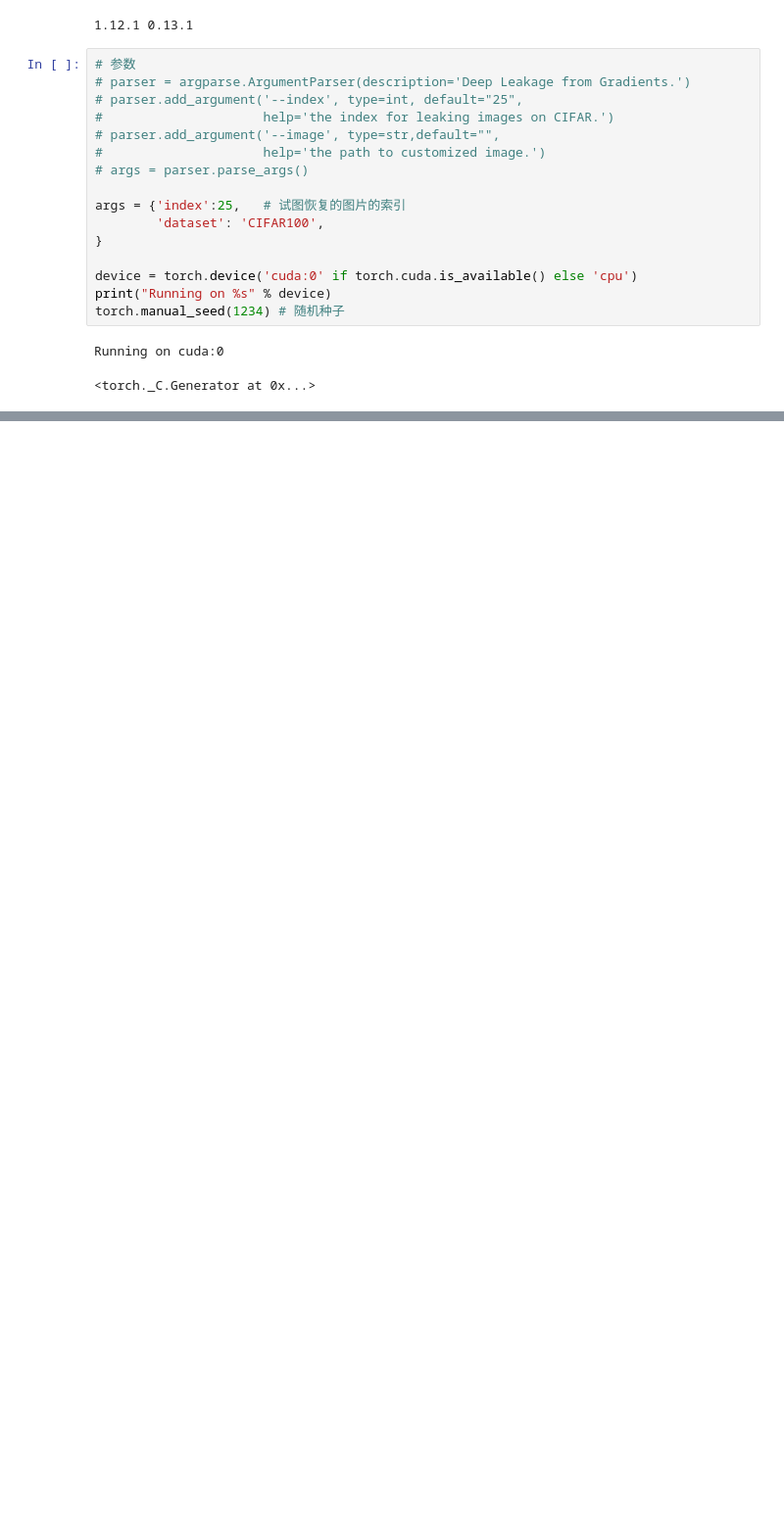
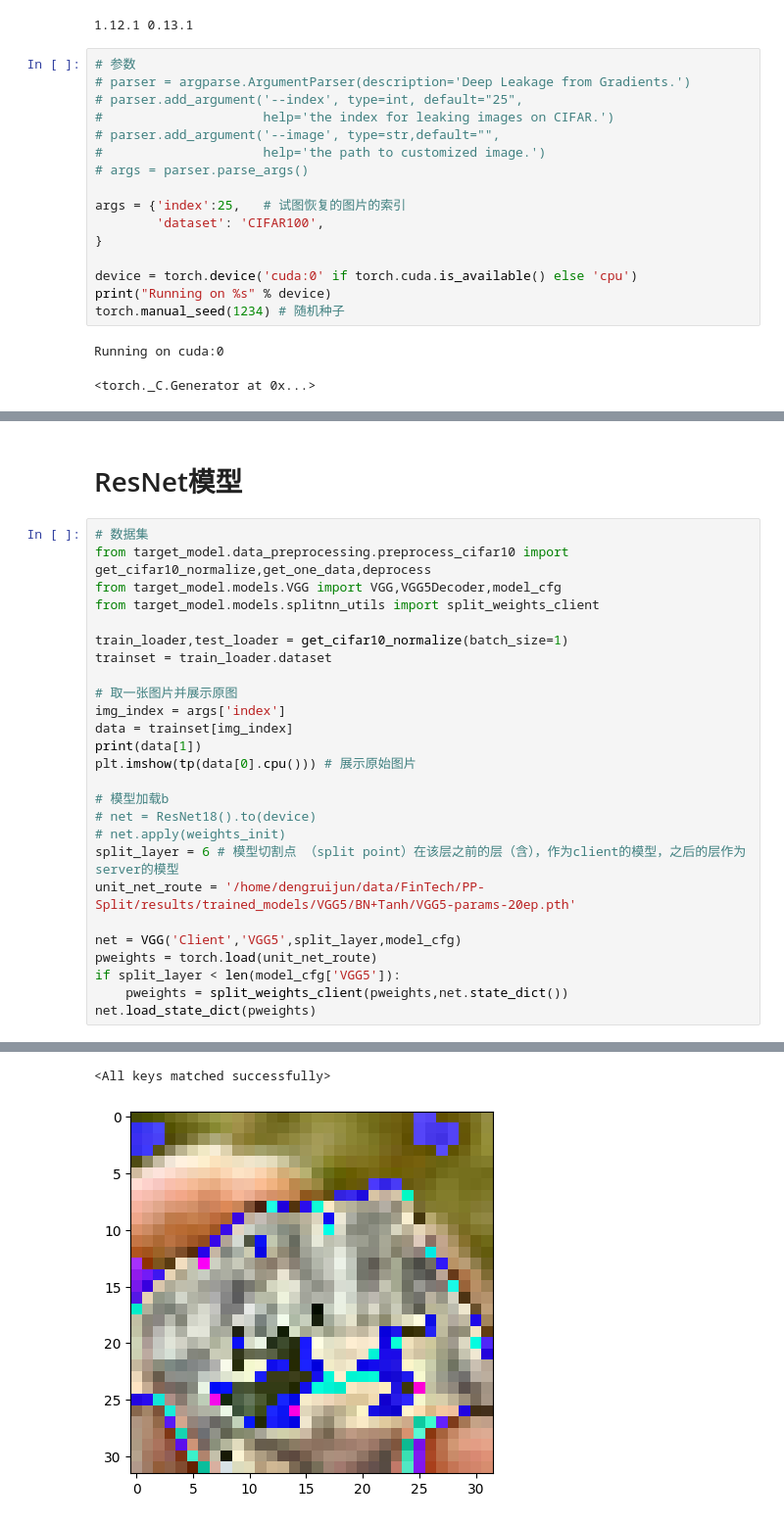
Before and after one commit to Fintech0517/PP-Split, a Jupyter notebook: examples/hfl_data_reconstruction_attack.ipynb, the cells around one changed output, grey strips where cells are left out. Shown at 98% size. Saved outputs shown, nothing was run; the diff lists cells and outputs as text; blank space fills up the shorter version.

```diff
--- a/examples/hfl_data_reconstruction_attack.ipynb
+++ b/examples/hfl_data_reconstruction_attack.ipynb
@@ -239,0 +128,29 @@ Files already downloaded and verified
+# %% [markdown]
+# ResNet模型
+# %%
+# 数据集
+from target_model.data_preprocessing.preprocess_cifar10 import get_cifar10_normalize,get_one_data,deprocess
+from target_model.models.VGG import VGG,VGG5Decoder,model_cfg
+from target_model.models.splitnn_utils import split_weights_client
+
+train_loader,test_loader = get_cifar10_normalize(batch_size=1)
+trainset = train_loader.dataset
+
+# 取一张图片并展示原图
+img_index = args['index']
+data = trainset[img_index]
+print(data[1])
+plt.imshow(tp(data[0].cpu())) # 展示原始图片
+
+# 模型加载b
+# net = ResNet18().to(device)
+# net.apply(weights_init)
+split_layer = 6 # 模型切割点 （split point）在该层之前的层（含），作为client的模型，之后的层作为server的模型
+unit_net_route = '/home/dengruijun/data/FinTech/PP-Split/results/trained_models/VGG5/BN+Tanh/VGG5-params-20ep.pth'
+
+net = VGG('Client','VGG5',split_layer,model_cfg)
+pweights = torch.load(unit_net_route)
+if split_layer < len(model_cfg['VGG5']):
+    pweights = split_weights_client(pweights,net.state_dict())
+net.load_state_dict(pweights)
+# %% [output]
@@ -239,0 +174,2 @@ Files already downloaded and verified
+<All keys matched successfully>
+[figure, added]
```
Also changed, not shown: parts of 11 cells of this notebook, 32 other files.
